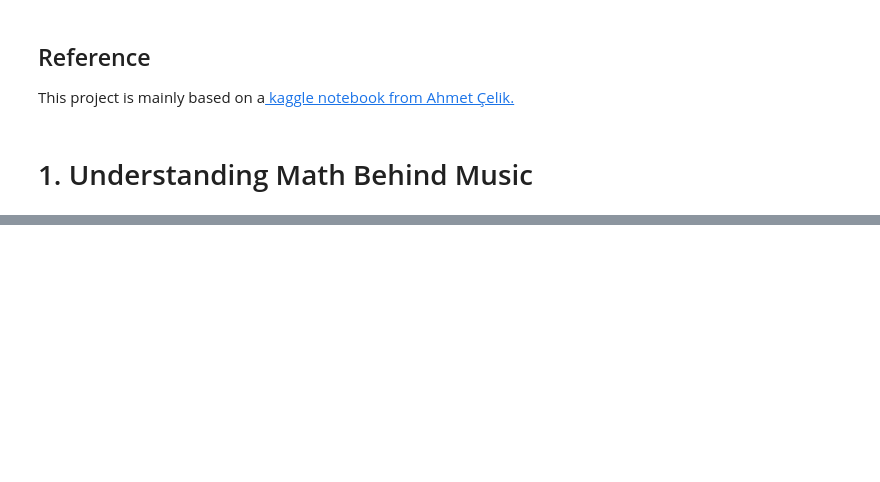
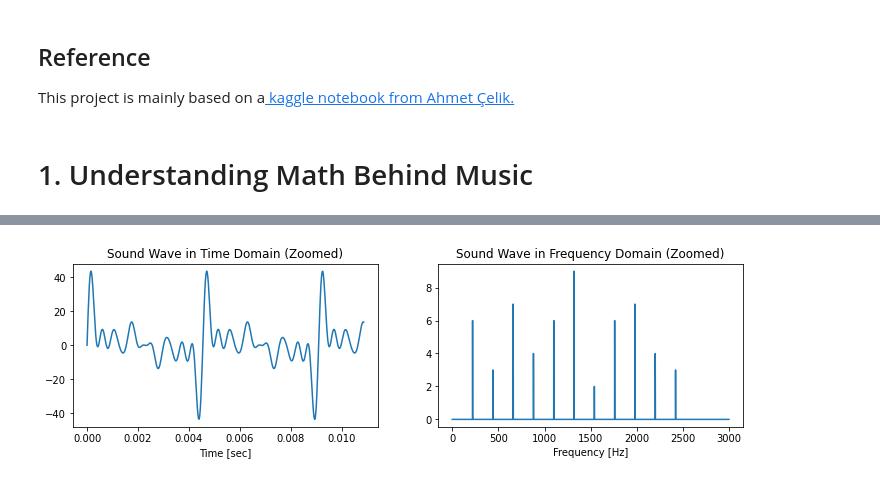
Before and after one commit to dgavieira/Chord-Recognition, a Jupyter notebook: Chord_Recognition.ipynb, the cells around one changed output, grey strips where cells are left out. Cells and saved outputs as stored; diff of their text form; code cells hidden in the pictures; blank space fills up the shorter version.

```diff
--- a/Chord_Recognition.ipynb
+++ b/Chord_Recognition.ipynb
@@ -60,0 +133,23 @@ from scipy.signal import spectrogram, find_peaks
+# %%
+freq = 220 # note frequency
+fs = 44100 # sampling rate
+duration = 1 # duration of a signal [seconds]
+time = np.linspace(0, duration, fs*duration, endpoint=False)
+# array for time stamps
+
+# Creating signal in time domain
+np.random.seed(42)
+signal = np.zeros(len(time))
+for i in range(1,12):
+  amp = np.random.randint(0,10) # using random numbers for amplitudes
+  current_freq = i*freq # current harmonic
+  signal += amp*np.sin(2 * np.pi * current_freq * time)
+
+# Fourier Transform
+N = len(signal)
+y_freq = fftfreq(N, 1/fs)[:N//2] # array for frequency stamps
+signal_f = fft(signal) # Signal in frequency domain
+signal_f_onesided = 2.0/N * np.abs(signal_f[0:N//2]) # taking positive terms
+
+# Displaying audio
+IPython.display.display(IPython.display.Audio(data=signal, rate=44100))
@@ -60,0 +158,12 @@ from scipy.signal import spectrogram, find_peaks
+# %%
+# Plotting signal in time and frequency domains
+fig, axes = plt.subplots(1, 2, figsize=(12, 3))
+axes[0].plot(time[:480], signal[:480])
+axes[0].set_title("Sound Wave in Time Domain (Zoomed)")
+axes[0].set(xlabel='Time [sec]')
+axes[1].plot(y_freq[:3000], signal_f_onesided[:3000])
+axes[1].set_title("Sound Wave in Frequency Domain (Zoomed)")
+axes[1].set(xlabel='Frequency [Hz]')
+plt.show()
+# %% [output]
+[figure, added]
```
Also changed, not shown: parts of 40 cells of this notebook.
